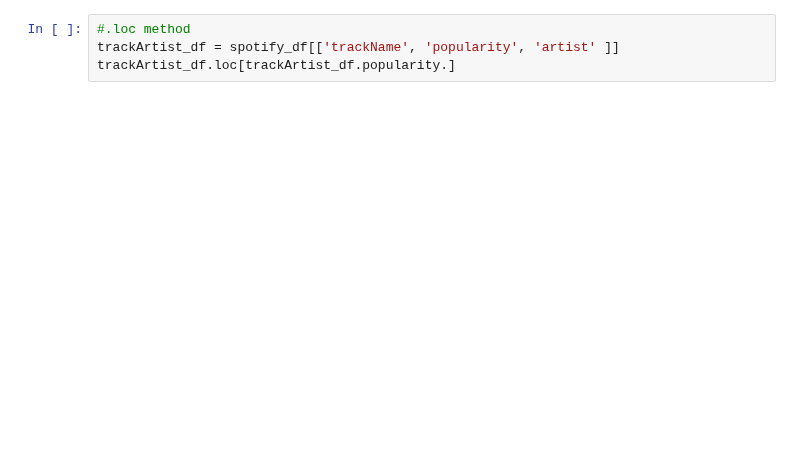
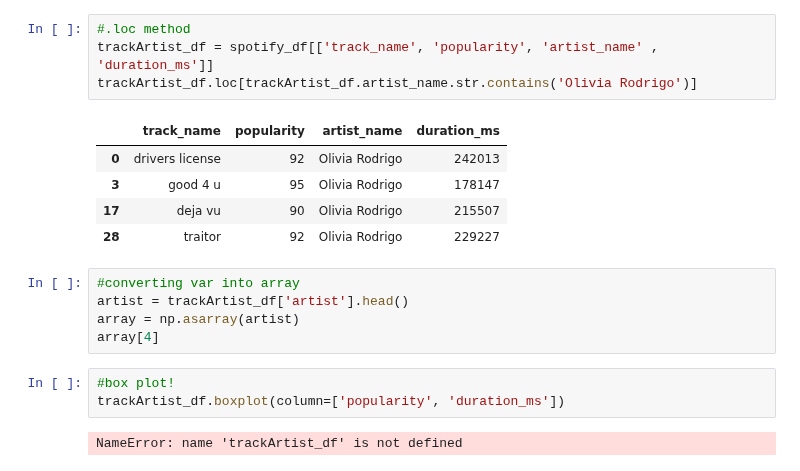
Before and after one commit to mananbhatt5/Tamid-TechEdu-S22, a Jupyter notebook: Week4/daya-week4.ipynb, the cells around one changed output. Drawn from its saved outputs; the diff is of its cells as text; blank space fills up the shorter version.

```diff
--- a/Week4/daya-week4.ipynb
+++ b/Week4/daya-week4.ipynb
@@ -20,4 +79,20 @@ spotify_df.dtypes
 # %%
 #.loc method
-trackArtist_df = spotify_df[['trackName', 'popularity', 'artist' ]]
-trackArtist_df.loc[trackArtist_df.popularity.]
+trackArtist_df = spotify_df[['track_name', 'popularity', 'artist_name' , 'duration_ms']]
+trackArtist_df.loc[trackArtist_df.artist_name.str.contains('Olivia Rodrigo')]
+# %% [output]
+|  | track_name | popularity | artist_name | duration_ms |
+| 0 | drivers license | 92 | Olivia Rodrigo | 242013 |
+| 3 | good 4 u | 95 | Olivia Rodrigo | 178147 |
+| 17 | deja vu | 90 | Olivia Rodrigo | 215507 |
+| 28 | traitor | 92 | Olivia Rodrigo | 229227 |
+# %%
+#converting var into array
+artist = trackArtist_df['artist'].head()
+array = np.asarray(artist)
+array[4]
+# %%
+#box plot!
+trackArtist_df.boxplot(column=['popularity', 'duration_ms'])
+# %% [output]
+NameError: name 'trackArtist_df' is not defined
```
Also changed, not shown: parts of 5 cells of this notebook.
